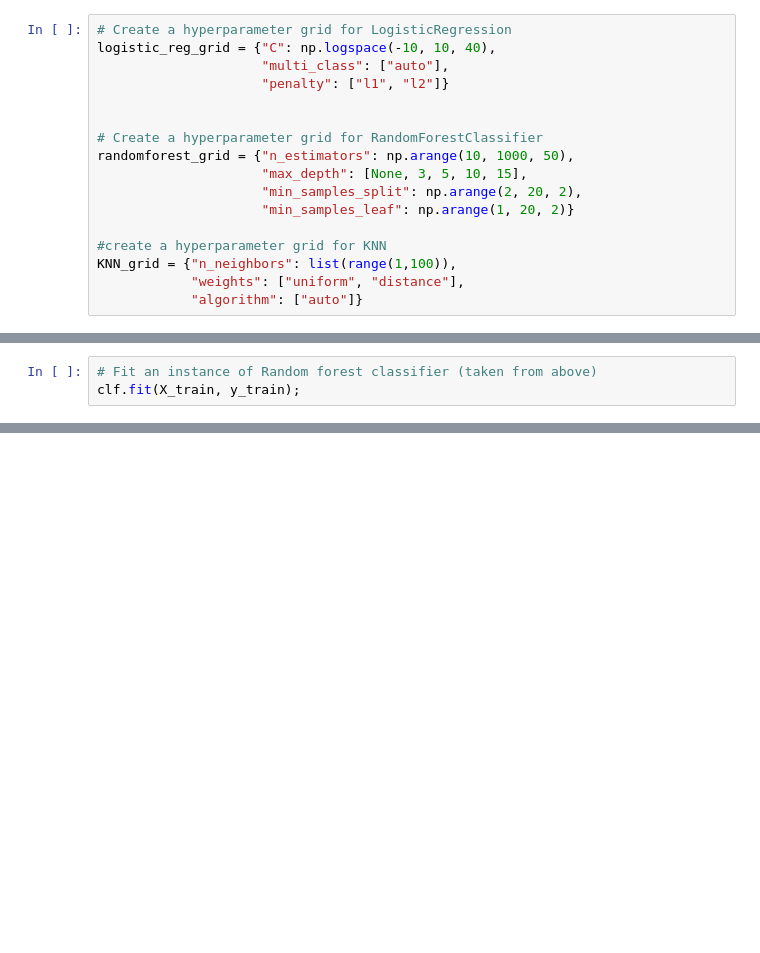
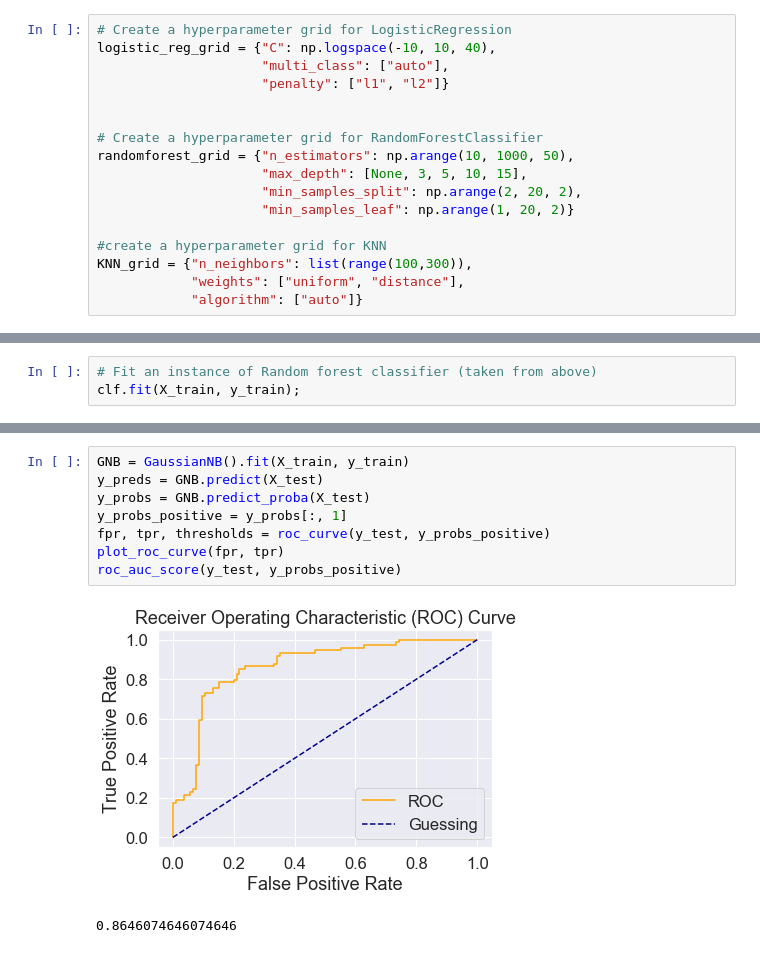
Before and after one commit to michaelajao/machine_learning, a Jupyter notebook: Machine Learning Coursework.ipynb, the cells around one changed output, grey strips where cells are left out. Saved outputs shown, nothing was run; the diff lists cells and outputs as text; blank space fills up the shorter version.

```diff
--- a/Machine Learning Coursework.ipynb
+++ b/Machine Learning Coursework.ipynb
@@ -622,7 +609,7 @@ randomforest_grid = {"n_estimators": np.arange(10, 1000, 50),
                      "min_samples_leaf": np.arange(1, 20, 2)}
 
 #create a hyperparameter grid for KNN
-KNN_grid = {"n_neighbors": list(range(1,100)),
+KNN_grid = {"n_neighbors": list(range(100,300)),
             "weights": ["uniform", "distance"],
             "algorithm": ["auto"]}
 # %%
@@ -921,0 +926,11 @@ Sorted Feature Importance:
+# %%
+GNB = GaussianNB().fit(X_train, y_train)
+y_preds = GNB.predict(X_test)
+y_probs = GNB.predict_proba(X_test)
+y_probs_positive = y_probs[:, 1]
+fpr, tpr, thresholds = roc_curve(y_test, y_probs_positive)
+plot_roc_curve(fpr, tpr)
+roc_auc_score(y_test, y_probs_positive)
+# %% [output]
+[figure, added]
+0.8646074646074646
```
Also changed, not shown: parts of 27 cells of this notebook.
